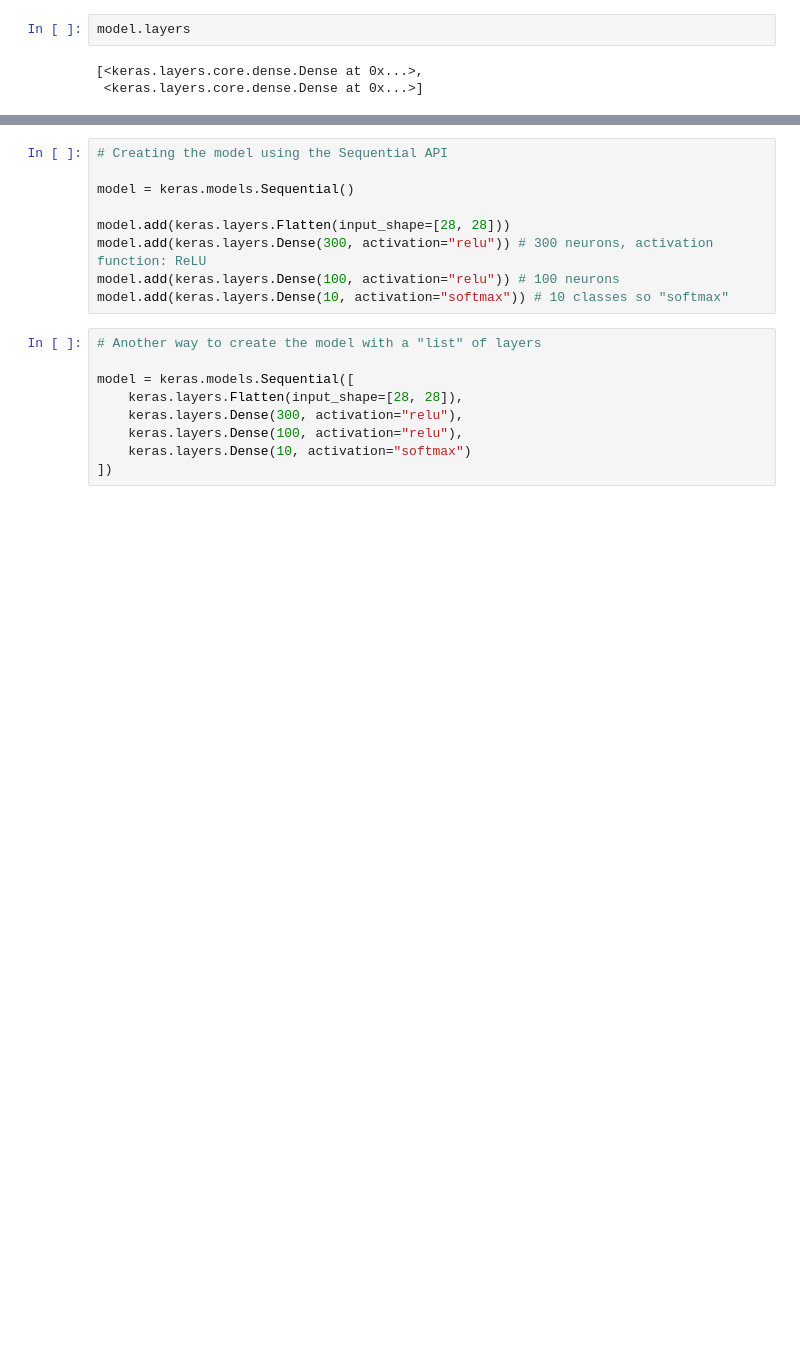
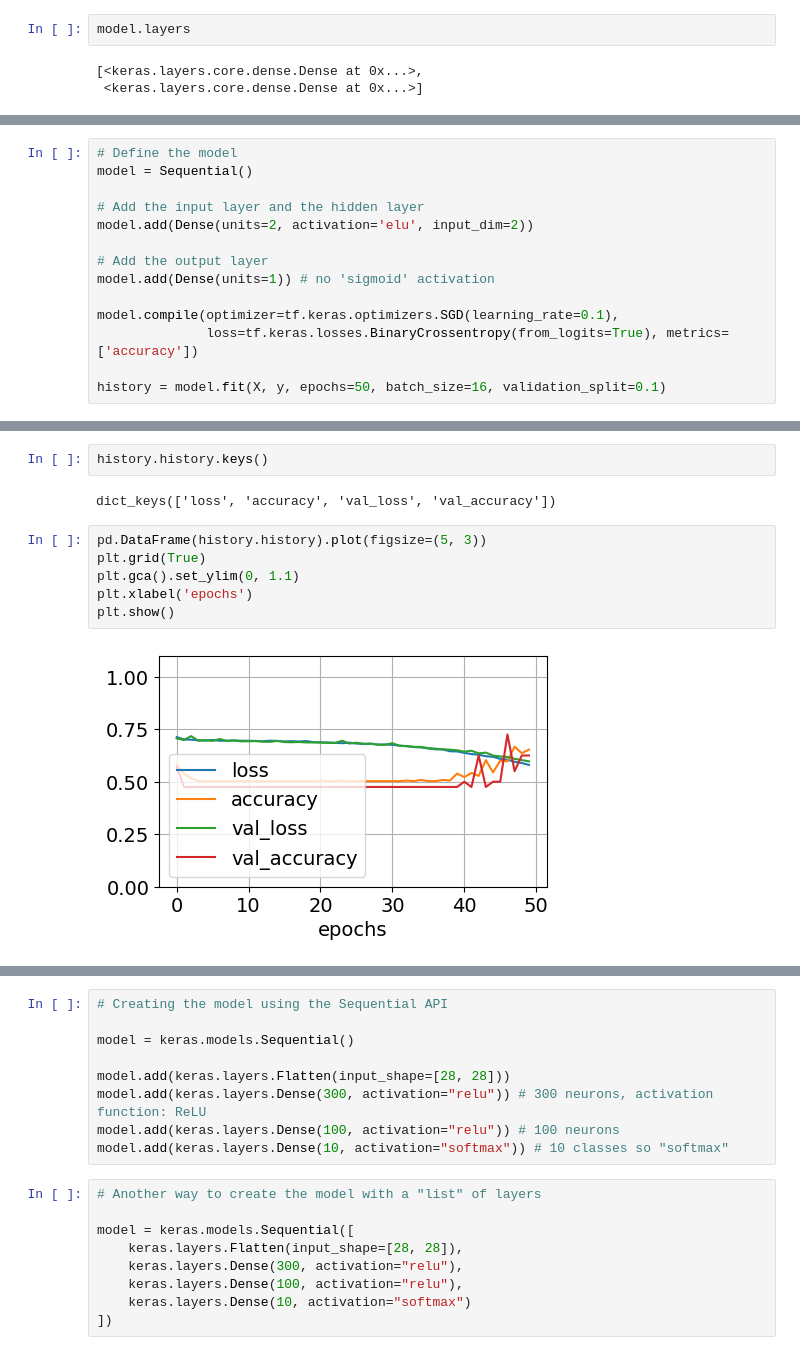
Before and after one commit to farhad-pourkamali/MATH6388, a Jupyter notebook: Lecture4_NN.ipynb, the cells around one changed output, grey strips where cells are left out. Drawn from its saved outputs; the diff is of its cells as text; blank space fills up the shorter version.

```diff
--- a/Lecture4_NN.ipynb
+++ b/Lecture4_NN.ipynb
@@ -422,0 +458,14 @@ plt.show()
+# %%
+# Define the model
+model = Sequential()
+
+# Add the input layer and the hidden layer
+model.add(Dense(units=2, activation='elu', input_dim=2))
+
+# Add the output layer
+model.add(Dense(units=1)) # no 'sigmoid' activation
+
+model.compile(optimizer=tf.keras.optimizers.SGD(learning_rate=0.1),
+              loss=tf.keras.losses.BinaryCrossentropy(from_logits=True), metrics=['accuracy'])
+
+history = model.fit(X, y, epochs=50, batch_size=16, validation_split=0.1)
@@ -422,0 +492,12 @@ plt.show()
+# %%
+history.history.keys()
+# %% [output]
+dict_keys(['loss', 'accuracy', 'val_loss', 'val_accuracy'])
+# %%
+pd.DataFrame(history.history).plot(figsize=(5, 3))
+plt.grid(True)
+plt.gca().set_ylim(0, 1.1)
+plt.xlabel('epochs')
+plt.show()
+# %% [output]
+[figure, added]
```
Also changed, not shown: parts of 58 cells of this notebook.
